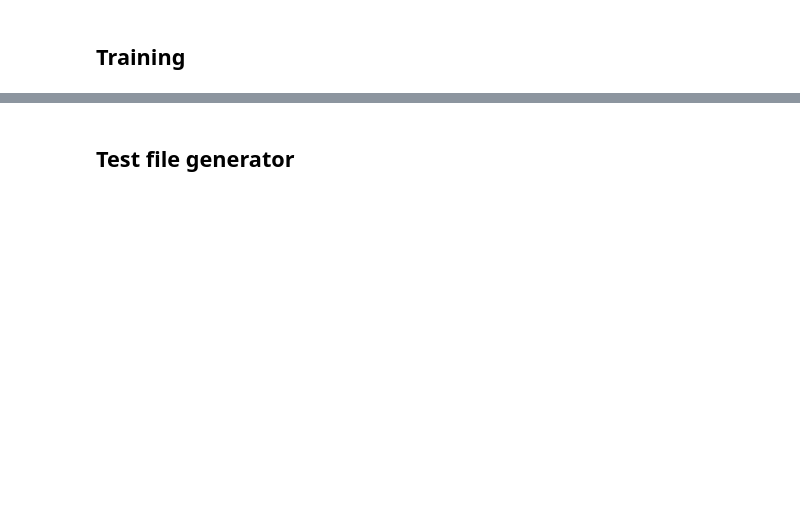
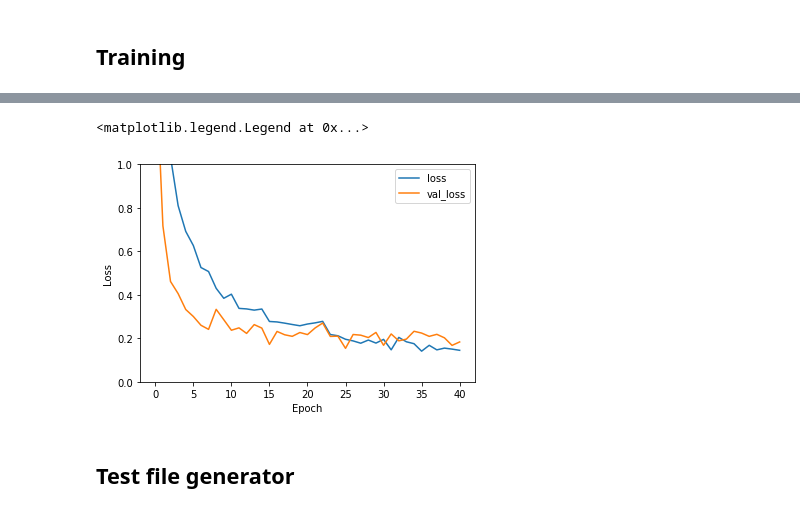
Before and after one commit to Valerio-Colombo/A2NDL_Challange, a Jupyter notebook: Challenge1/Transfer_InceptionV3_CNN.ipynb, the cells around one changed output, grey strips where cells are left out. Saved outputs shown, nothing was run; the diff lists cells and outputs as text; code cells hidden in the pictures; blank space fills up the shorter version.

Commit message:
Transfer learning refinements

```diff
--- a/Challenge1/Transfer_CNN.ipynb
+++ b/Challenge1/Transfer_InceptionV3_CNN.ipynb
@@ -76,7 +76,7 @@ else:
 dataset_dir = os.path.join(cwd, 'Classification_Dataset')
 
 # Batch size
-bs = 5
+bs = 8
 
 # img shape
 img_h = 256
@@ -172,7 +172,7 @@ valid_dataset = valid_dataset.repeat()
 # %% [markdown]
 ## Convolutional Neural Network (CNN)
 # %%
-# Load VGG16 Model
-vgg = tf.keras.applications.VGG16(weights='imagenet', include_top=False, input_shape=(img_h, img_w, 3))
+# Load Inception v3 Model
+inc = tf.keras.applications.InceptionV3(weights='imagenet', include_top=False, input_shape=(img_h, img_w, 3))
 # %%
 # Create Model
@@ -235,7 +238,6 @@ if not os.path.exists(exp_dir):
 callbacks = []
 
 # Model checkpoint
-# ----------------
 ckpt = False
 
 if ckpt:
@@ -248,11 +250,10 @@ if ckpt:
     callbacks.append(ckpt_callback)
 
 # Early Stopping
-# --------------
 early_stop = True
 
 if early_stop:
-    es_callback = tf.keras.callbacks.EarlyStopping(monitor='val_loss', patience=10, restore_best_weights=True)
+    es_callback = tf.keras.callbacks.EarlyStopping(monitor='val_loss', patience=15, restore_best_weights=True)
     callbacks.append(es_callback)
 # %% [markdown]
 ## Training
@@ -259,36 +275,17 @@ if early_stop:
 # %%
 # Optimization params
-# -------------------
-epoch_num = 50
-lr = 1e-5
+epoch_num = 100
 
 # Loss
 loss = tf.keras.losses.CategoricalCrossentropy()
-class_qty = [95, 56, 100, 76, 100, 70, 76, 73, 75, 59, 100, 67, 70, 57, 75, 100, 77, 70, 57, 100]
 class_weights = {}
-
-for i in range(20):
-    class_weights[str(i)] = (1554 / class_qty[i]) / 20.81357
-
-print(class_weights)
+create_loss_weight(class_weights)
 
 # Optimazer
-optimizer = tf.keras.optimizers.Adam(learning_rate=lr)
-# -------------------
+optimizer = tf.keras.optimizers.SGD(learning_rate = 5e-5, momentum = 0.9)
 
 # Validation metrics
-# ------------------
-
 metrics = ['accuracy']
-# ------------------
 
 # Compile Model
 model.compile(optimizer=optimizer, loss=loss, metrics=metrics)
-
-history = model.fit(x=train_dataset,
-                    class_weight = class_weights,
-                    callbacks=callbacks,
-                    epochs=epoch_num,
-                    steps_per_epoch=len(train_gen),
-                    validation_data=valid_dataset,
-                    validation_steps=len(valid_gen))
@@ -320,10 +328,13 @@ plt.legend(loc='lower right')
 # %%
 plt.plot(history.history['loss'], label='loss')
 plt.plot(history.history['val_loss'], label = 'val_loss')
 plt.xlabel('Epoch')
 plt.ylabel('Loss')
-plt.ylim([0, 2])
-plt.legend(loc='lower right')
+plt.ylim([0, 1])
+plt.legend(loc='upper right')
+# %% [output]
+<matplotlib.legend.Legend at 0x...>
+[figure, added]
 # %% [markdown]
 ## Test file generator
 # %%
```
Also changed, not shown: parts of 6 cells of this notebook, 6 other files.
